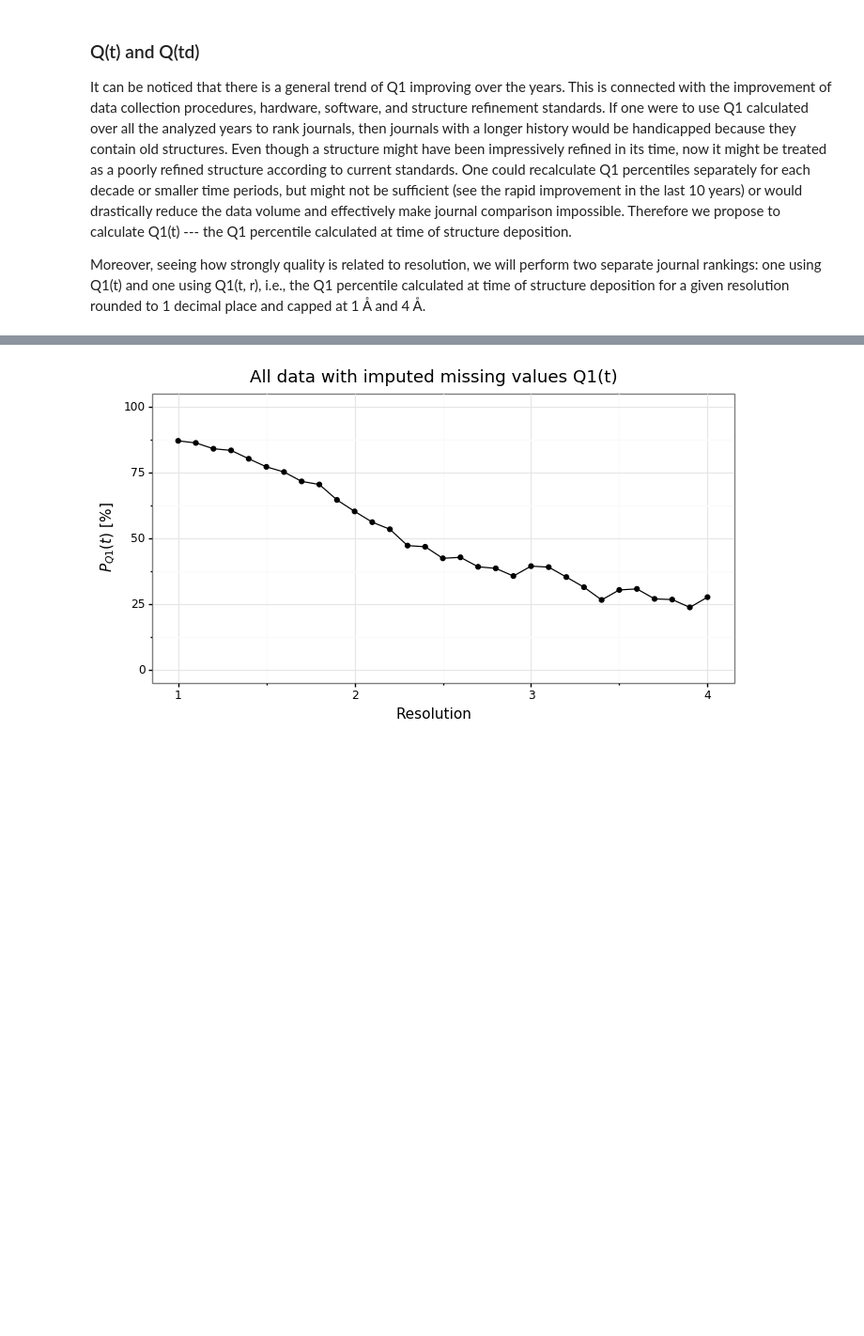
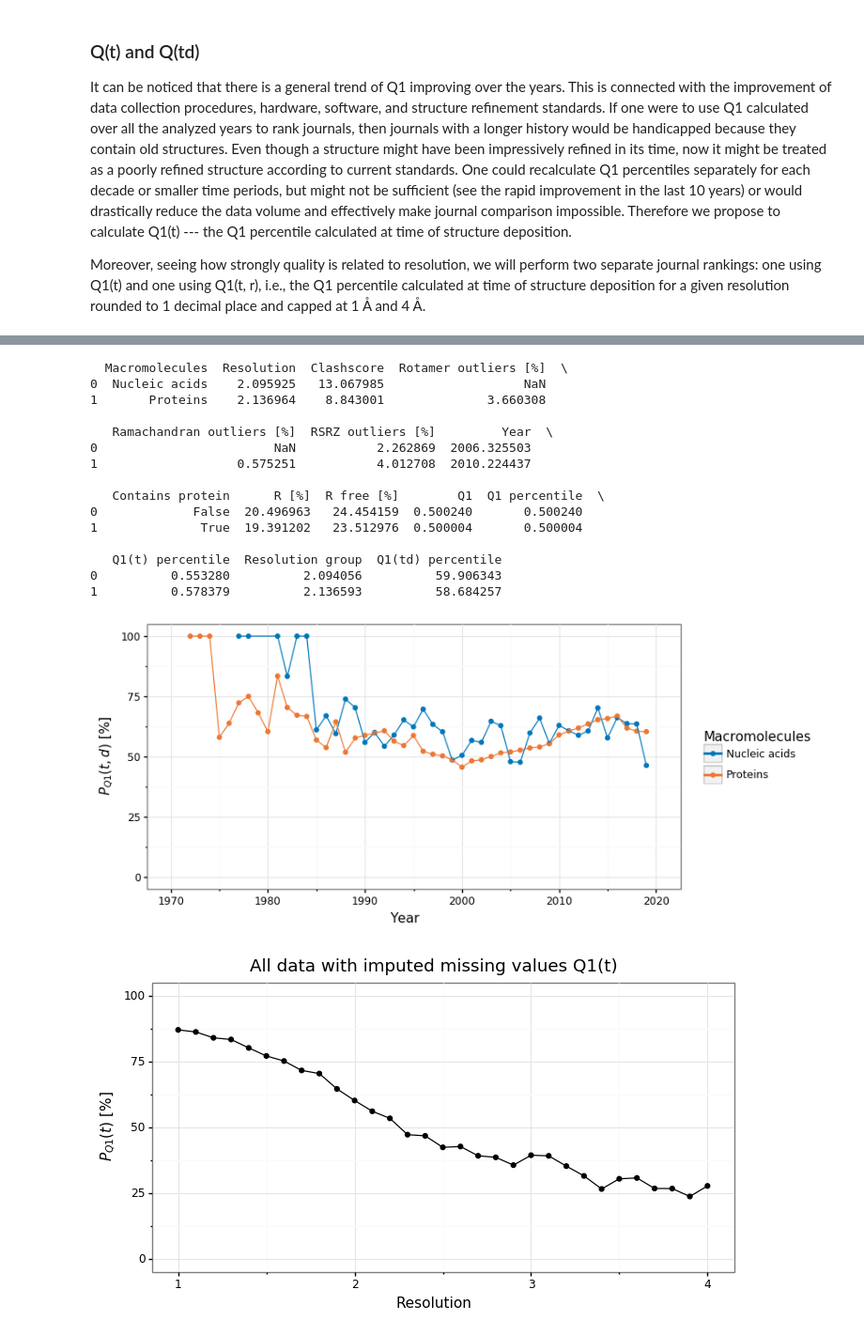
Before and after one commit to dabrze/pdb_structure_quality, a Jupyter notebook: PDB analysis.ipynb, the cells around one changed output, grey strips where cells are left out. Shown at 94% size. Drawn from its saved outputs; the diff is of its cells as text; code cells hidden in the pictures; blank space fills up the shorter version.

```diff
--- a/PDB analysis.ipynb
+++ b/PDB analysis.ipynb
@@ -781,4 +797,42 @@ Dataset rows: 140594
 Dataset columns: 17
+# %%
+def plot_comparison(df, title, percentile_col="Q1 percentile", label="$P_{Q1}$ [%]"):
+    plot_df = df.copy()
+    plot_df.loc[:, "Resolution"] = plot_df.loc[:, "Resolution"].round(decimals=1)
+    plot_df.loc[:, percentile_col] = plot_df.loc[:, percentile_col] * 100
+    plot_df.loc[plot_df.loc[:, "Resolution"] > 4, "Resolution"] = 4
+    plot_df.loc[plot_df.loc[:, "Resolution"] < 1, "Resolution"] = 1
+    plot_df.loc[:, "Macromolecules"] = "Nucleic acids"
+    plot_df.loc[plot_df.loc[:, "Contains protein"], "Macromolecules"] = "Proteins"
+    print(plot_df.groupby(["Macromolecules"], as_index=False).mean())
+    year_df = plot_df.groupby(["Macromolecules", 'Year'], as_index=False).mean()
+
+    with warnings.catch_warnings():
+        p = (ggplot(year_df, aes(x="Year", y=percentile_col, color="Macromolecules")) +
+             geom_point() + geom_line() + xlim(1970, 2020) + ylim(0, 100) + ylab(label) + theme_bw() +
+             scale_color_manual(values = ["#0077BB", "#EE7733"]) +
+             theme(axis_text_x=element_text(colour="black"), axis_text_y=element_text(colour="black")))
+        p.save("results/images/" + title + "_year.svg")
+        p.draw();
+
+plot_comparison(journal_quality_imputed_df, "macromolecule type comparison", "Q1(td) percentile", label="$P_{Q1}(t,d)$ [%]")
+# %% [output]
+  Macromolecules  Resolution  Clashscore  Rotamer outliers [%]  \
+0  Nucleic acids    2.095925   13.067985                   NaN
+1       Proteins    2.136964    8.843001              3.660308
+
+   Ramachandran outliers [%]  RSRZ outliers [%]         Year  \
+0                        NaN           2.262869  2006.325503
+1                   0.575251           4.012708  2010.224437
+
+   Contains protein      R [%]  R free [%]        Q1  Q1 percentile  \
+0             False  20.496963   24.454159  0.500240       0.500240
+1              True  19.391202   23.512976  0.500004       0.500004
+
+   Q1(t) percentile  Resolution group  Q1(td) percentile
+0          0.553280          2.094056          59.906343
+1          0.578379          2.136593          58.684257
+[figure, added]
 # %%
 plot_q1_analysis(journal_quality_imputed_df, "All data with imputed missing values Q1(t)", "Q1(t) percentile", label="$P_{Q1}(t)$ [%]")
 plot_q1_analysis(journal_quality_imputed_df, "All data with imputed missing values Q1(td)", "Q1(td) percentile", label="$P_{Q1}(t,d)$ [%]")
```
Also changed, not shown: parts of 37 cells of this notebook, 37 other files.
